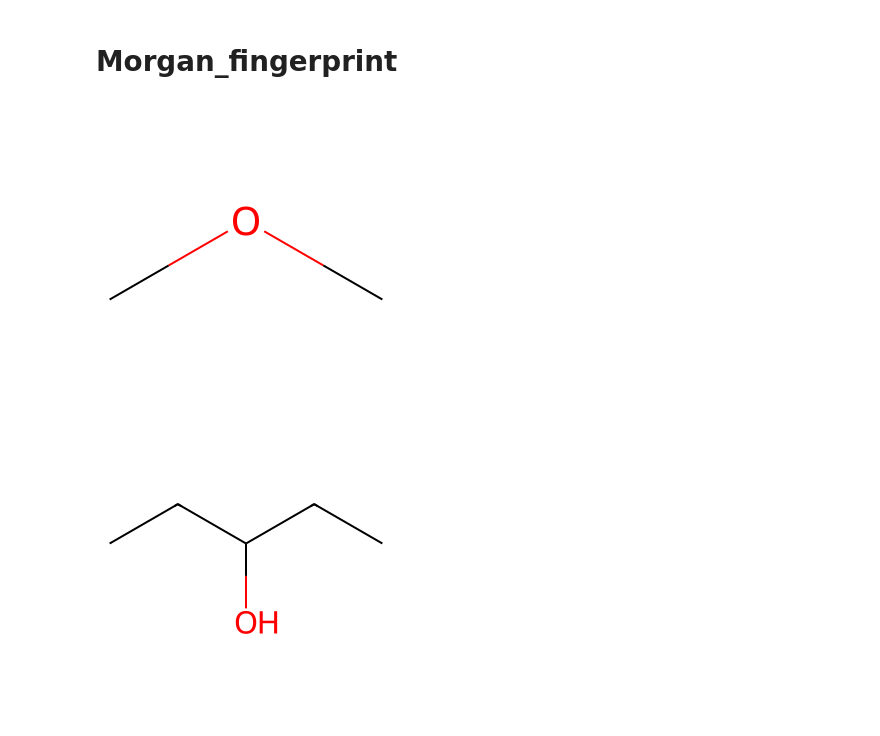
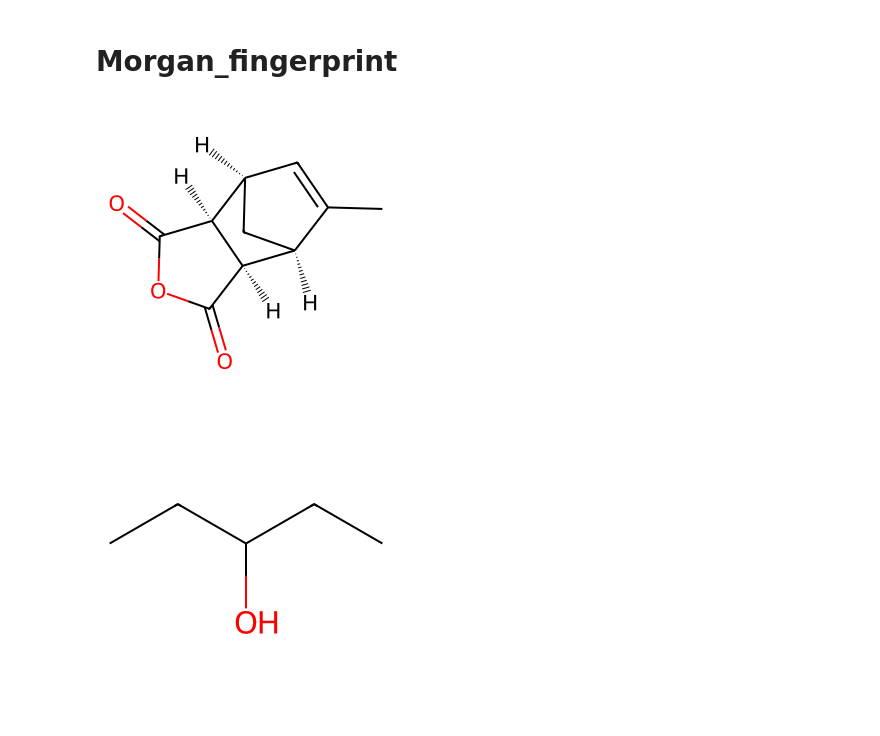
Before and after one commit to Sawahiko/SMILE_to_Feature, a Jupyter notebook: MainFile.ipynb, the cells around one changed output. Cells and saved outputs as stored; diff of their text form; code cells hidden in the pictures.

```diff
--- a/MainFile.ipynb
+++ b/MainFile.ipynb
@@ -45,12 +45,12 @@ def renderFpBit(mol,bitIdx,bitInfo,fn):
 # %% [markdown]
 # Morgan_fingerprint
 # %%
-name1 = "COC"
+name1 = "CC1=C[C@H]2C[C@@H]1[C@@H]3[C@H]2C(=O)OC3=O"
 m1 = Chem.MolFromSmiles(name1)
 img1 = Draw.MolToImage(m1)
 img1
 # %% [output]
-[figure, old version]
+[figure, new version]
 # %%
 name2 = "CCC(CC)O"
 m2 = Chem.MolFromSmiles(name2)
```
Also changed, not shown: 7 other files.
